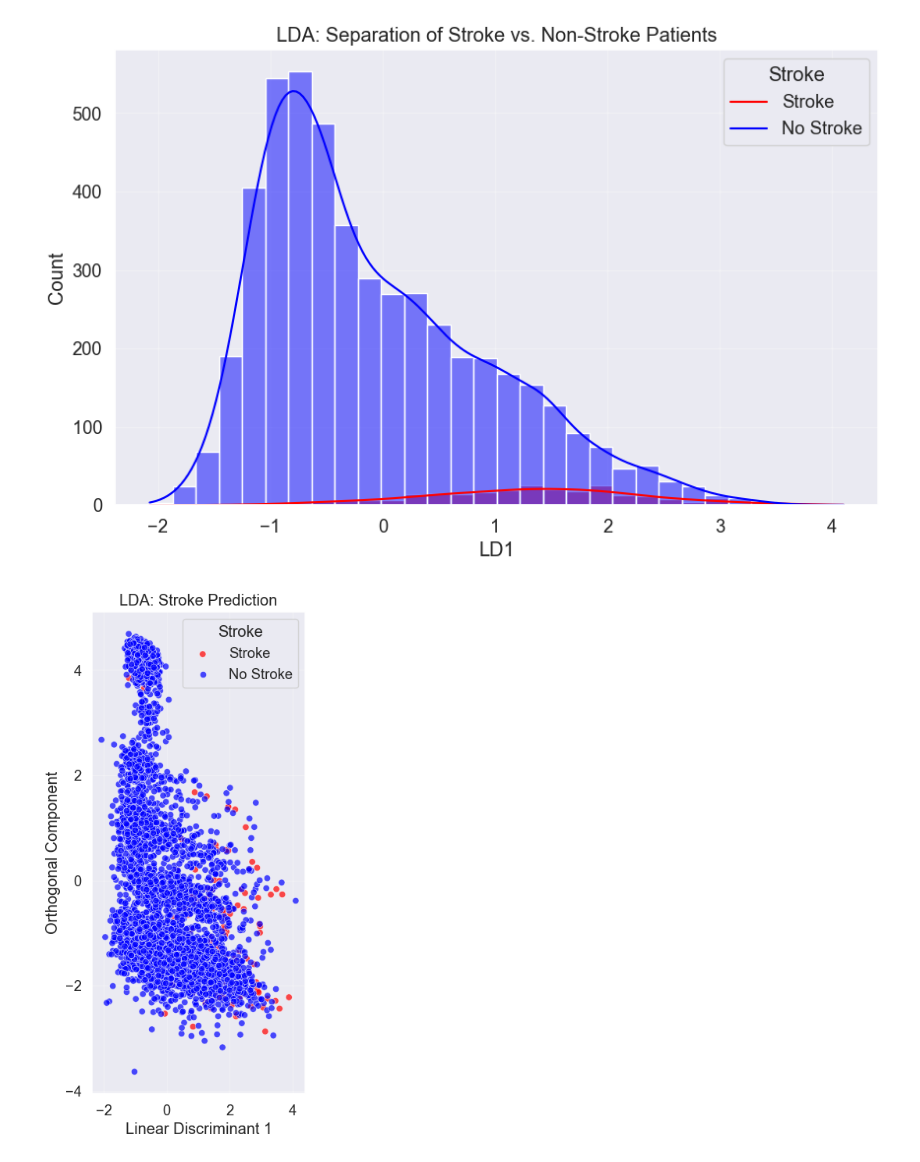
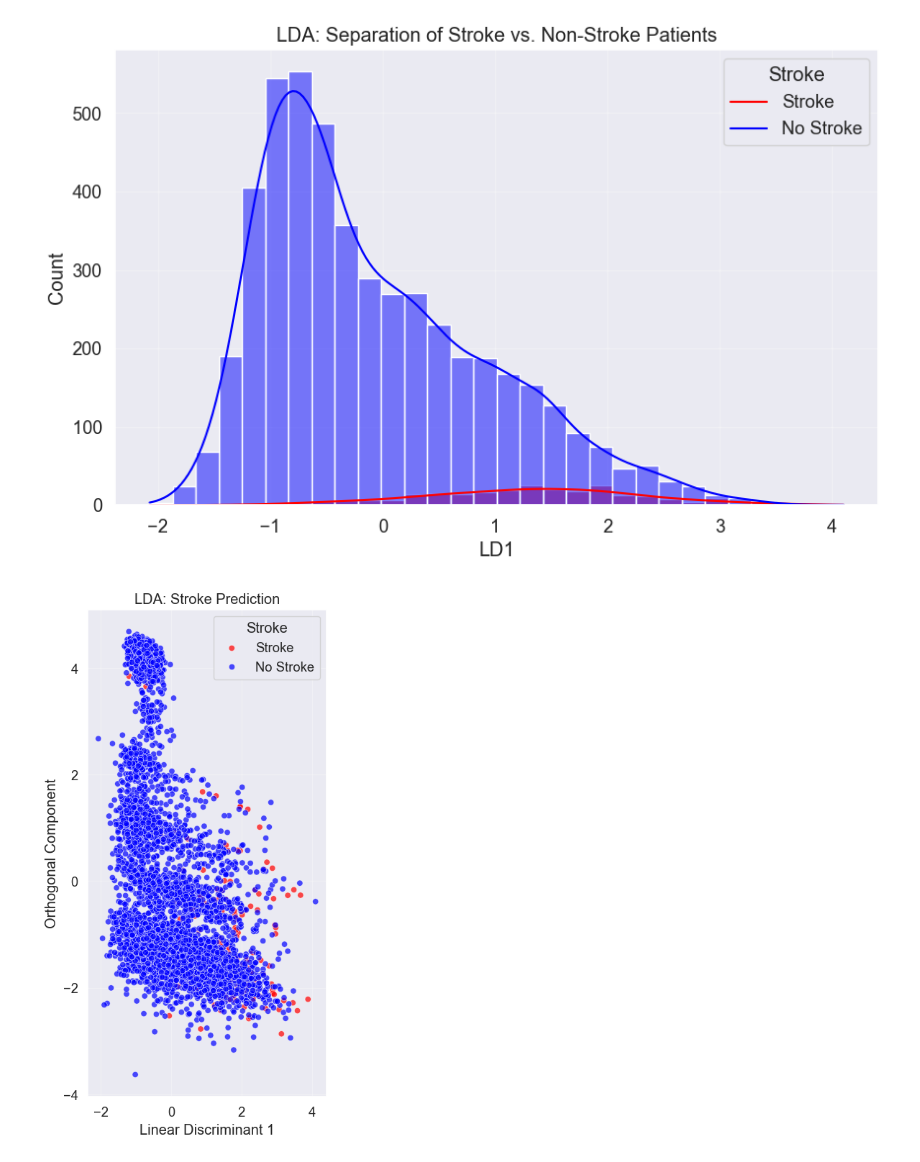
Before and after one commit to marwannour1/stroke_prediction, a Jupyter notebook: main.ipynb, the cells around one changed output. Cells and saved outputs as stored; diff of their text form; code cells hidden in the pictures.

```diff
--- a/main.ipynb
+++ b/main.ipynb
@@ -419,25 +419,28 @@ plt.show()
 # %%
 lda_direction = lda.coef_[0]
 lda_direction = lda_direction / np.linalg.norm(lda_direction)
 
 X_orthogonal = X_combined_scaled - np.outer(X_lda.flatten(), lda_direction)
 
 pca_orthogonal = PCA(n_components=1)
 X_lda_2d = pca_orthogonal.fit_transform(X_orthogonal)
 
 X_lda_2d = np.column_stack((X_lda, X_lda_2d))
 
 # Create LDA DataFrame for visualization
 lda_df = pd.DataFrame(data=X_lda_2d, columns=['LD1', 'LD2'])
 lda_df['stroke'] = df['stroke'].reset_index(drop=True)
 
 # Plot LDA
 plt.subplot(1, 3, 2)
 sns.scatterplot(x='LD1', y='LD2', hue='stroke', data=lda_df, palette={0:'blue', 1:'red'}, alpha=0.7)
 plt.title('LDA: Stroke Prediction')
 plt.xlabel('Linear Discriminant 1')
 plt.ylabel('Orthogonal Component')
 plt.legend(title='Stroke', labels=['Stroke', 'No Stroke'])
 plt.grid(alpha=0.3)
+plt.tight_layout()
+plt.savefig('lda_visualization.png')
+plt.show()
 # %% [output]
-[figure, old version]
+[figure, new version]
```
Also changed, not shown: parts of 2 cells of this notebook, 2 other files.
